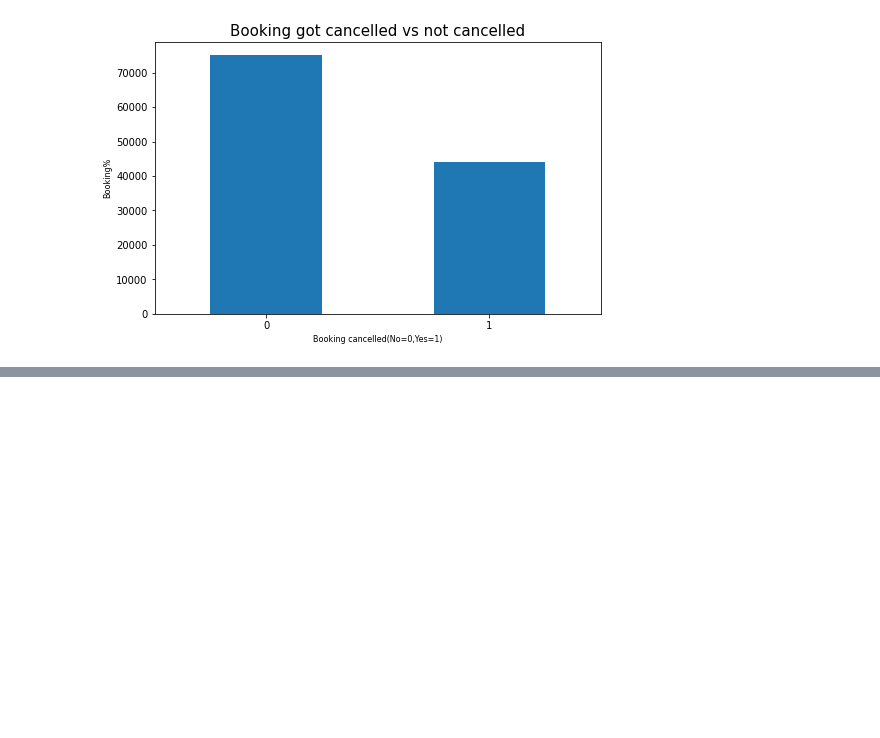
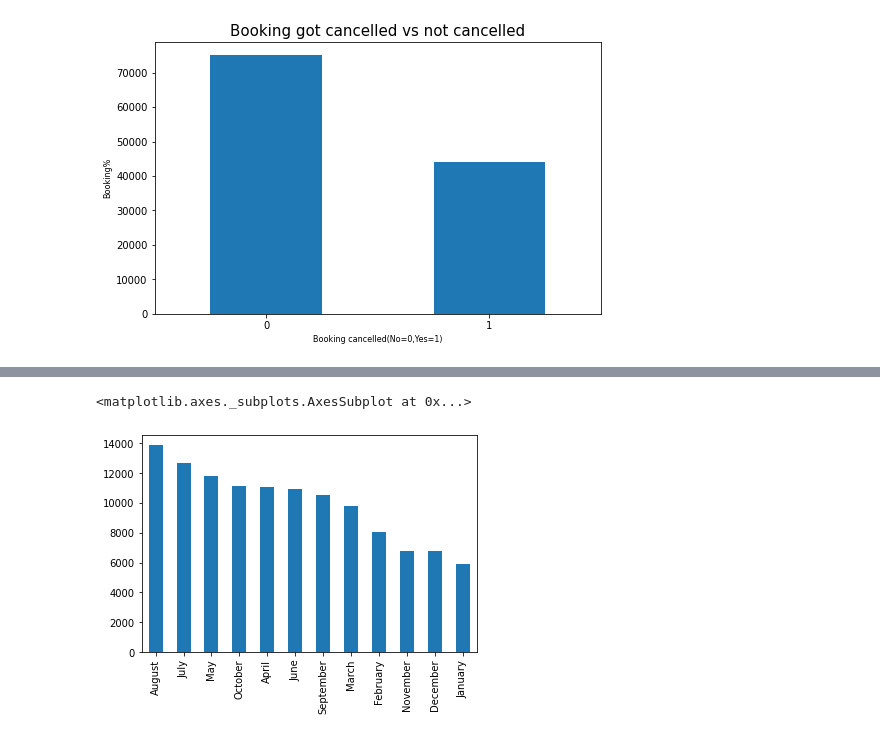
Before and after one commit to kfaisalofficial/Hotel-booking-analysis, a Jupyter notebook: Copy_of_Hotel_Booking_Analysis_Capstone_Project.ipynb, the cells around one changed output, grey strips where cells are left out. Cells and saved outputs as stored; diff of their text form; code cells hidden in the pictures; blank space fills up the shorter version.

```diff
--- a/Copy_of_Hotel_Booking_Analysis_Capstone_Project.ipynb
+++ b/Copy_of_Hotel_Booking_Analysis_Capstone_Project.ipynb
@@ -133,3 +133,5 @@ plt.title("Booking got cancelled vs not cancelled",fontsize=15)
 # %% [output]
 Text(0.5, 1.0, 'Booking got cancelled vs not cancelled')
 [figure]
+# %%
+booking_months_count=df["arrival_date_month"].value_counts()
@@ -135,0 +154,5 @@ Text(0.5, 1.0, 'Booking got cancelled vs not cancelled')
+# %%
+booking_months_count.plot(kind='bar')
+# %% [output]
+<matplotlib.axes._subplots.AxesSubplot at 0x...>
+[figure, added]
```
Also changed, not shown: parts of 1 cell of this notebook.
